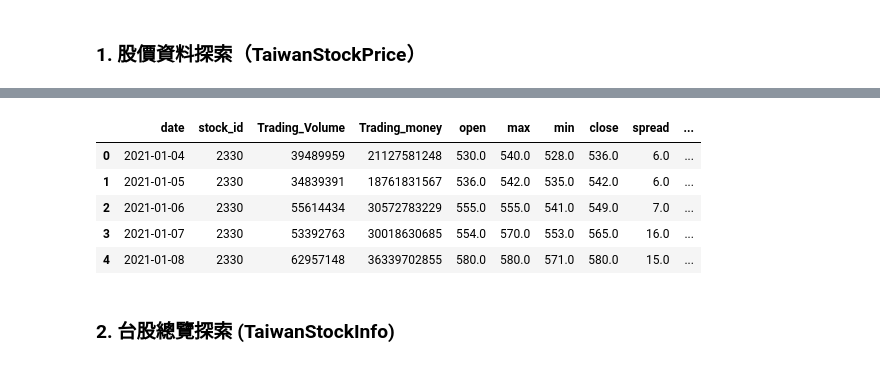
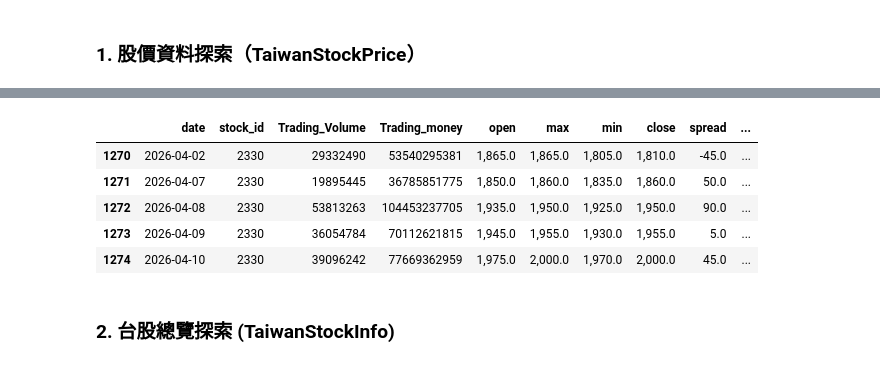
Before and after one commit to RexTuan/data_pipeline_project, a Jupyter notebook: notebooks/finmind_explore.ipynb, the cells around one changed output, grey strips where cells are left out. Saved outputs shown, nothing was run; the diff lists cells and outputs as text; code cells hidden in the pictures.

```diff
--- a/notebooks/finmind_explore.ipynb
+++ b/notebooks/finmind_explore.ipynb
@@ -48,14 +48,14 @@ def fetch_stock_data(stock_id,  begin_date= date.today().strftime('%Y-%m-%d'), e
 # %%
 # 非付費會員只能一次拿一支股票
-tmp = fetch_stock_data('2330',"2021-01-01","2024-01-01")
-tmp.head(5)
+tmp = fetch_stock_data('2330',"2021-01-01","2026-04-13")
+tmp.tail(5)
 # %% [output]
 |  | date | stock_id | Trading_Volume | Trading_money | open | max | min | close | spread | ... |
-| 0 | 2021-01-04 | 2330 | 39489959 | 21127581248 | 530.0 | 540.0 | 528.0 | 536.0 | 6.0 | ... |
-| 1 | 2021-01-05 | 2330 | 34839391 | 18761831567 | 536.0 | 542.0 | 535.0 | 542.0 | 6.0 | ... |
-| 2 | 2021-01-06 | 2330 | 55614434 | 30572783229 | 555.0 | 555.0 | 541.0 | 549.0 | 7.0 | ... |
-| 3 | 2021-01-07 | 2330 | 53392763 | 30018630685 | 554.0 | 570.0 | 553.0 | 565.0 | 16.0 | ... |
-| 4 | 2021-01-08 | 2330 | 62957148 | 36339702855 | 580.0 | 580.0 | 571.0 | 580.0 | 15.0 | ... |
+| 1270 | 2026-04-02 | 2330 | 29332490 | 53540295381 | 1,865.0 | 1,865.0 | 1,805.0 | 1,810.0 | -45.0 | ... |
+| 1271 | 2026-04-07 | 2330 | 19895445 | 36785851775 | 1,850.0 | 1,860.0 | 1,835.0 | 1,860.0 | 50.0 | ... |
+| 1272 | 2026-04-08 | 2330 | 53813263 | 104453237705 | 1,935.0 | 1,950.0 | 1,925.0 | 1,950.0 | 90.0 | ... |
+| 1273 | 2026-04-09 | 2330 | 36054784 | 70112621815 | 1,945.0 | 1,955.0 | 1,930.0 | 1,955.0 | 5.0 | ... |
+| 1274 | 2026-04-10 | 2330 | 39096242 | 77669362959 | 1,975.0 | 2,000.0 | 1,970.0 | 2,000.0 | 45.0 | ... |
 # %% [markdown]
 ### 2. 台股總覽探索 (TaiwanStockInfo)
 # %%
```
Also changed, not shown: parts of 6 cells of this notebook, 5 other files.
